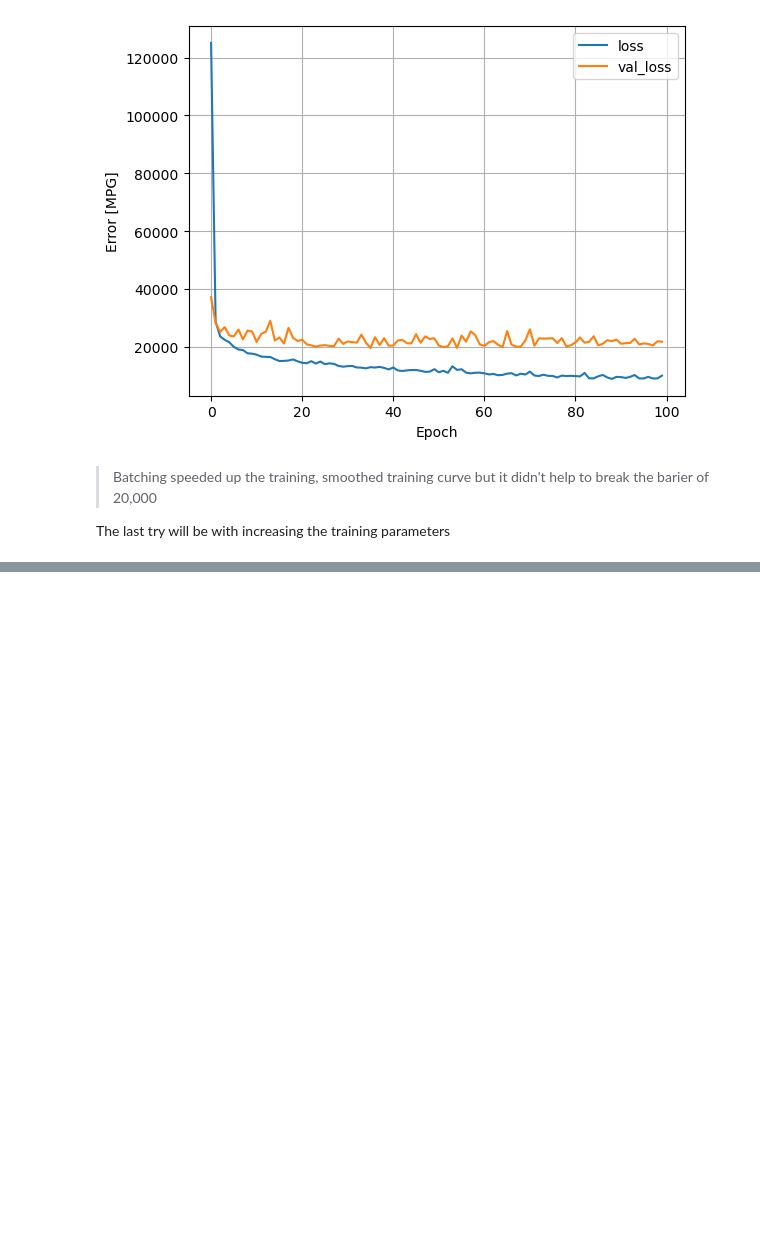
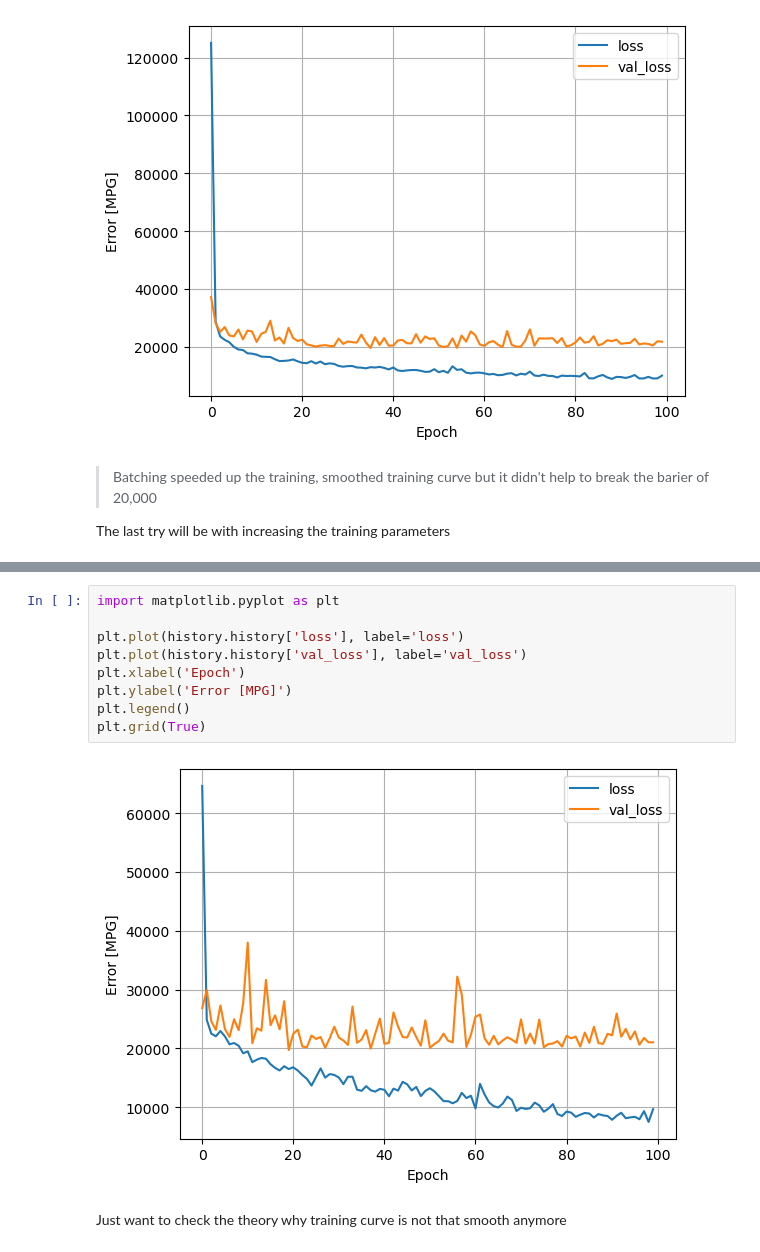
Before and after one commit to Nik-Kras/Kaggle_House_Prising, a Jupyter notebook: Basemodel_1_only_numerical.ipynb, the cells around one changed output, grey strips where cells are left out. Drawn from its saved outputs; the diff is of its cells as text; blank space fills up the shorter version.

```diff
--- a/Basemodel_1_only_numerical.ipynb
+++ b/Basemodel_1_only_numerical.ipynb
@@ -249,0 +288,13 @@ history = model.fit(x=X, y=Y, batch_size=16, epochs=100, validation_split=0.2)
+# %%
+import matplotlib.pyplot as plt
+
+plt.plot(history.history['loss'], label='loss')
+plt.plot(history.history['val_loss'], label='val_loss')
+plt.xlabel('Epoch')
+plt.ylabel('Error [MPG]')
+plt.legend()
+plt.grid(True)
+# %% [output]
+[figure, added]
+# %% [markdown]
+Just want to check the theory why training curve is not that smooth anymore
```
Also changed, not shown: parts of 9 cells of this notebook, 3 other files.
